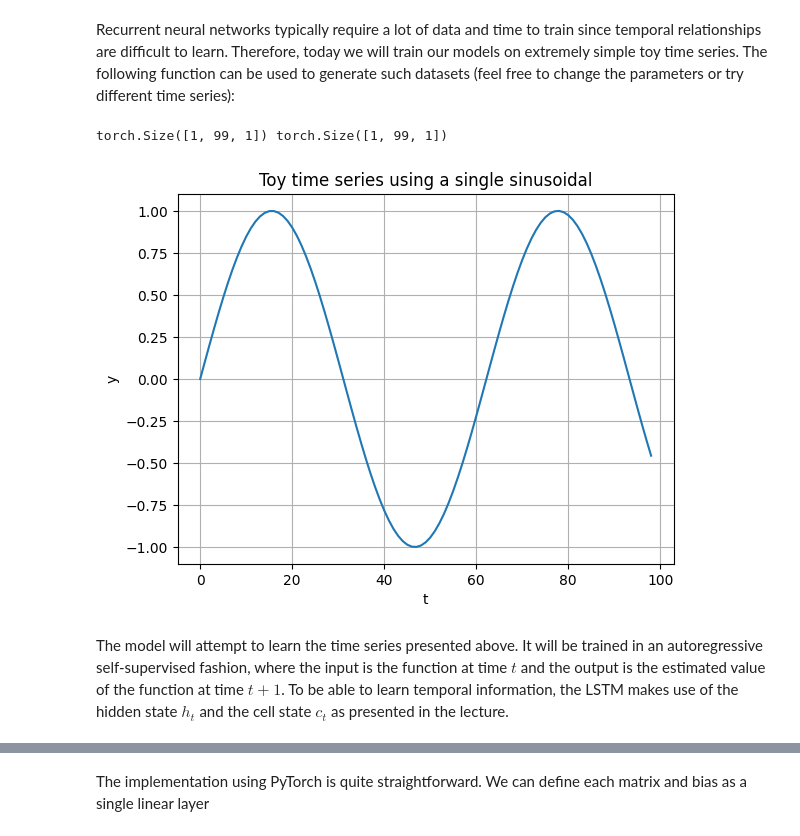
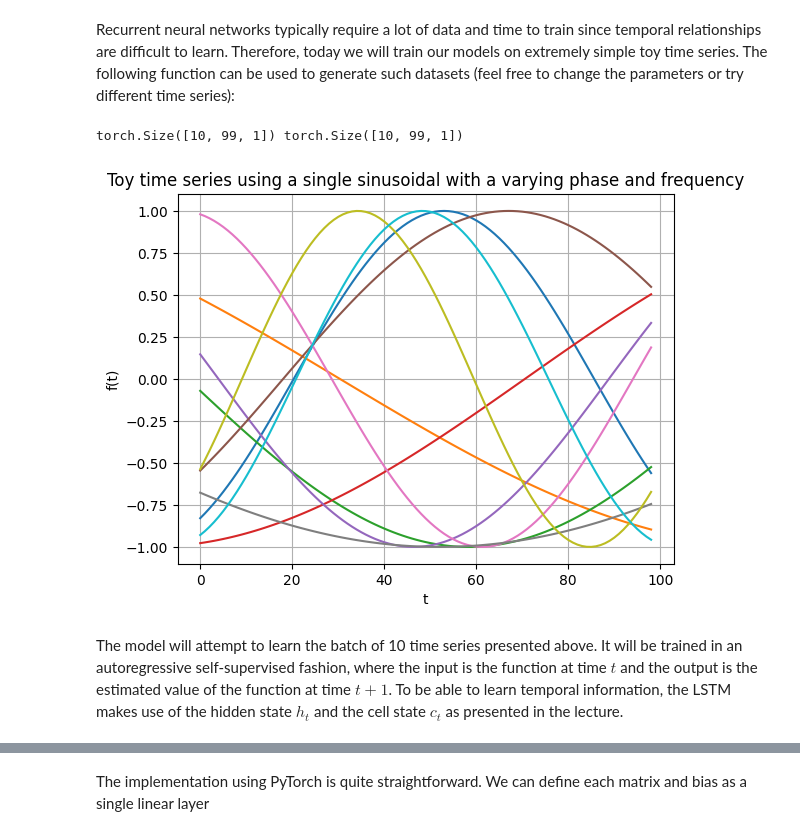
Before and after one commit to rug-udl-2425/Tutorials, a Jupyter notebook: tutorial1/lstms.ipynb, the cells around one changed output, grey strips where cells are left out. Cells and saved outputs as stored; diff of their text form; code cells hidden in the pictures.

Commit message:
added more time series in a batch

```diff
--- a/tutorial1/lstms.ipynb
+++ b/tutorial1/lstms.ipynb
@@ -14,37 +16,47 @@ from typing import Tuple, Optional
 # %% [markdown]
 Recurrent neural networks typically require a lot of data and time to train since temporal relationships are difficult to learn. Therefore, today we will train our models on extremely simple toy time series. The following function can be used to generate such datasets (feel free to change the parameters or try different time series):
 # %%
-def generate_toy_time_series(sequence_length: int = 100, delta_time: float = .01) -> Tuple[torch.Tensor, torch.Tensor]:
+def generate_toy_time_series(batch_size: int = 5, sequence_length: int = 100) -> Tuple[torch.Tensor, torch.Tensor]:
 
-    # Generate a single sine wave
-    sequence = torch.linspace(0, delta_time*sequence_length, sequence_length).sin()
+    t = torch.linspace(0, 1, sequence_length)
 
-    # Reshape to (batch_size, sequence_length, input_size)
-    # Here the input size is the number of features of our time series, which is 1, i.e. sin(t)
-    # Your models should work independently of these 3 values
-    sequence = sequence.reshape(1, -1, 1)
+    # Create the sequences
+    # Each one has a varying phase between 0 and 2pi
+    # And a random frequency between 0 and 2pi
+    # Feel free to play around with these parameters!
+    sequences = []
+    for sample in range(batch_size):
+        phase = rd.random() * 2 * torch.pi
+        frequency = rd.random() * 2 * torch.pi
+        sequence = torch.sin(t * frequency + phase)
+        sequences.append(sequence)
+
+    # (batch_size, sequence_length) -> (batch_size, suquence_length, input_size)
+    # Since each of our time series has a single feature, namely sin(t), out input_size is 1
+    sequences = torch.stack(sequences).unsqueeze(-1)
 
     # Observations
-    X = sequence[:, :-1]
+    X = sequences[:, :-1]
 
     # Labels (observations shifted by one)
-    y = sequence[:, 1:]
+    y = sequences[:, 1:]
 
     return X, y
 # %%
-X, y = generate_toy_time_series(sequence_length=100, delta_time=.1)
+X, y = generate_toy_time_series(batch_size=10, sequence_length=100)
 print(X.shape, y.shape)
-plt.plot(X.squeeze())
+for sample in X:
+    plt.plot(sample.squeeze())
 plt.xlabel('t')
-plt.ylabel('y')
-plt.title('Toy time series using a single sinusoidal')
+plt.ylabel('f(t)')
+plt.title('Toy time series using a single sinusoidal with a varying phase and frequency')
 plt.grid()
 plt.show()
 # %% [output]
-torch.Size([1, 99, 1]) torch.Size([1, 99, 1])
+torch.Size([10, 99, 1]) torch.Size([10, 99, 1])
-[figure, old version]
+[figure, new version]
 # %% [markdown]
-The model will attempt to learn the time series presented above. It will be trained in an autoregressive self-supervised fashion, where the input is the function at time $t$ and the output is the estimated value of the function at time $t+1$. To be able to learn temporal information, the LSTM makes use of the hidden state $h_t$ and the cell state $c_t$ as presented in the lecture.
+The model will attempt to learn the batch of 10 time series presented above. It will be trained in an autoregressive self-supervised fashion, where the input is the function at time $t$ and the output is the estimated value of the function at time $t+1$. To be able to learn temporal information, the LSTM makes use of the hidden state $h_t$ and the cell state $c_t$ as presented in the lecture.
 # %% [markdown]
 Formally, the forward pass of the LSTM is defined as follows:
 
```
Also changed, not shown: parts of 12 cells of this notebook.
